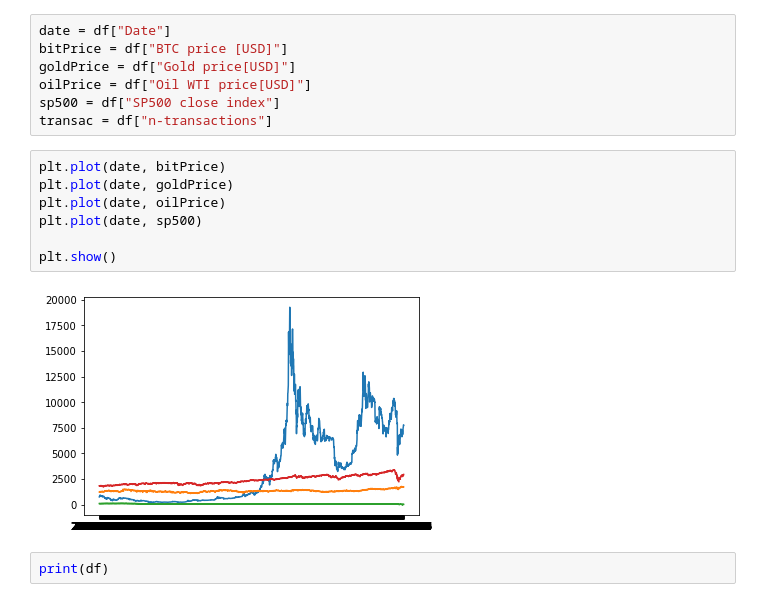
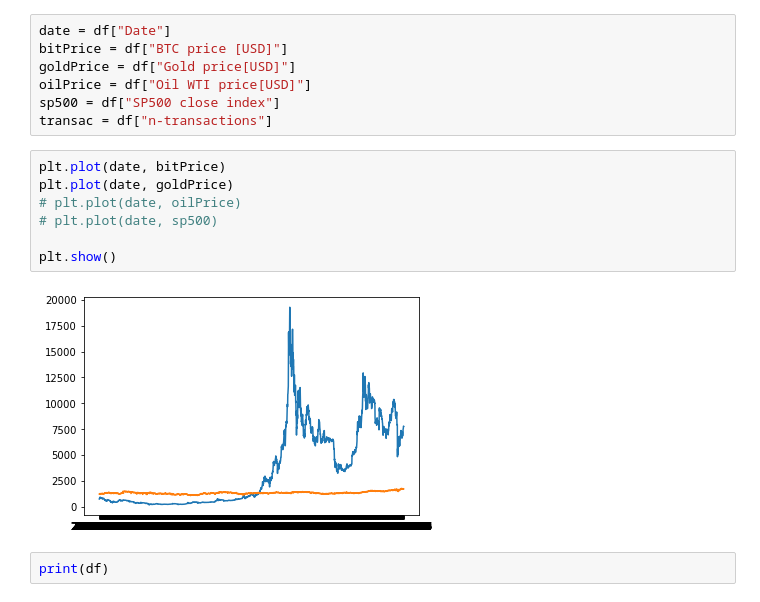
Before and after one commit to inspired-consulting/python_samples, a Jupyter notebook: Bitcoin_Dataset_begin.ipynb, the cells around one changed output. Cells and saved outputs as stored; diff of their text form.

```diff
--- a/Bitcoin_Dataset_begin.ipynb
+++ b/Bitcoin_Dataset_begin.ipynb
@@ -31,12 +33,12 @@ transac = df["n-transactions"]
 # %%
 plt.plot(date, bitPrice)
 plt.plot(date, goldPrice)
-plt.plot(date, oilPrice)
-plt.plot(date, sp500)
+# plt.plot(date, oilPrice)
+# plt.plot(date, sp500)
 
 plt.show()
 # %% [output]
-[figure, old version]
+[figure, new version]
 # %%
 print(df)
 # %% [output]
```
Also changed, not shown: parts of 18 cells of this notebook.
